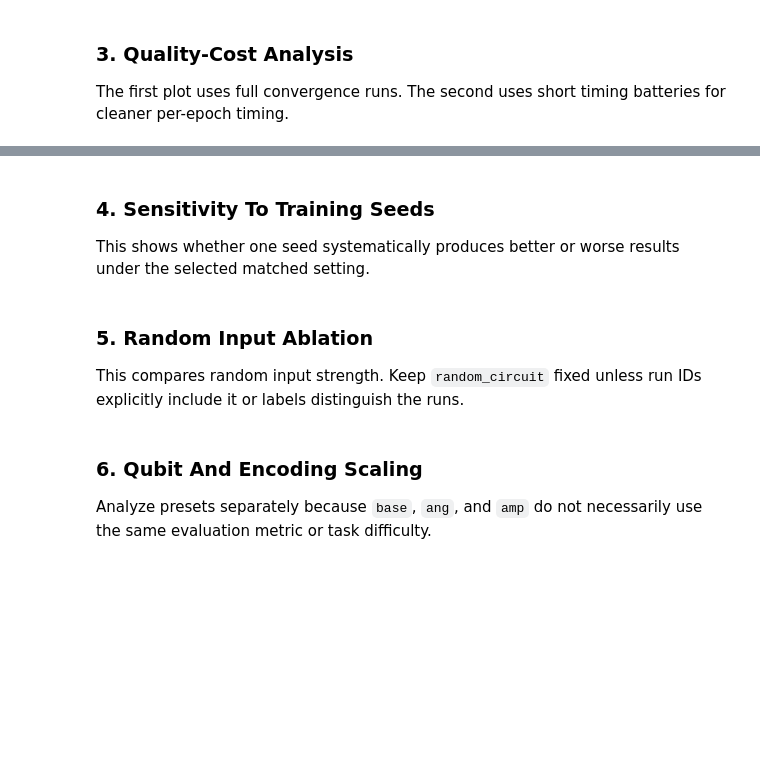
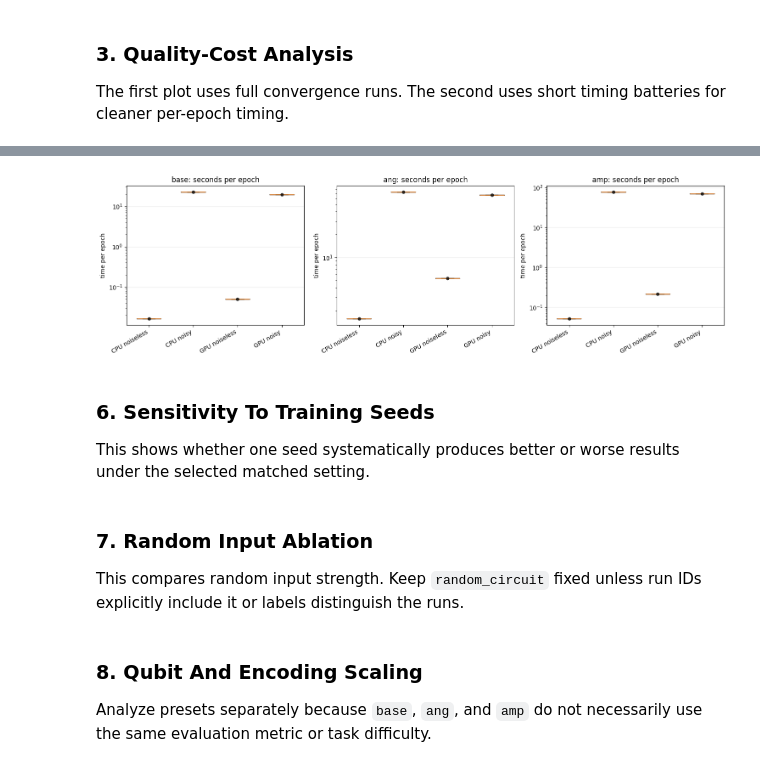
Before and after one commit to bburuta/Qiskit-IBM, a Jupyter notebook: qgan/notebooks/tutorial_experiments.ipynb, the cells around one changed output, grey strips where cells are left out. Saved outputs shown, nothing was run; the diff lists cells and outputs as text; code cells hidden in the pictures; blank space fills up the shorter version.

```diff
--- a/qgan/notebooks/tutorial_experiments.ipynb
+++ b/qgan/notebooks/tutorial_experiments.ipynb
@@ -471,5 +657,26 @@ fig.tight_layout()
+# %%
+fig, axes = plt.subplots(1, 3, figsize=(15, 4.5))
+
+for preset, ax in zip(["base", "ang", "amp"], axes):
+    plot_runtime(
+        timing_results,
+        compare_by="device_mode",
+        metric_name="time_per_epoch",
+        filters={
+            **device_time_filters,
+            "preset": preset,
+            "execution_type": ["noiseless", "noisy", "real"],
+        },
+        log_scale=True,
+        ax=ax,
+    )
+    ax.set_title(f"{preset}: seconds per epoch")
+
+fig.tight_layout()
+# %% [output]
+[figure, added]
 # %% [markdown]
-### 4. Sensitivity To Training Seeds
+### 6. Sensitivity To Training Seeds
 
 This shows whether one seed systematically produces better or worse results under the selected matched setting.
 # %%
@@ -483,7 +690,7 @@ plot_seed_sensitivity(
 ax.set_title("Seed sensitivity")
 fig.tight_layout()
 # %% [markdown]
-### 5. Random Input Ablation
+### 7. Random Input Ablation
 
 This compares random input strength. Keep `random_circuit` fixed unless run IDs explicitly include it or labels distinguish the runs.
 # %%
@@ -515,7 +722,7 @@ axes[1].set_title("Randomizer circuit ablation")
 
 fig.tight_layout()
 # %% [markdown]
-### 6. Qubit And Encoding Scaling
+### 8. Qubit And Encoding Scaling
 
 Analyze presets separately because `base`, `ang`, and `amp` do not necessarily use the same evaluation metric or task difficulty.
 # %%
```
Also changed, not shown: parts of 22 cells of this notebook, 4 other files.
